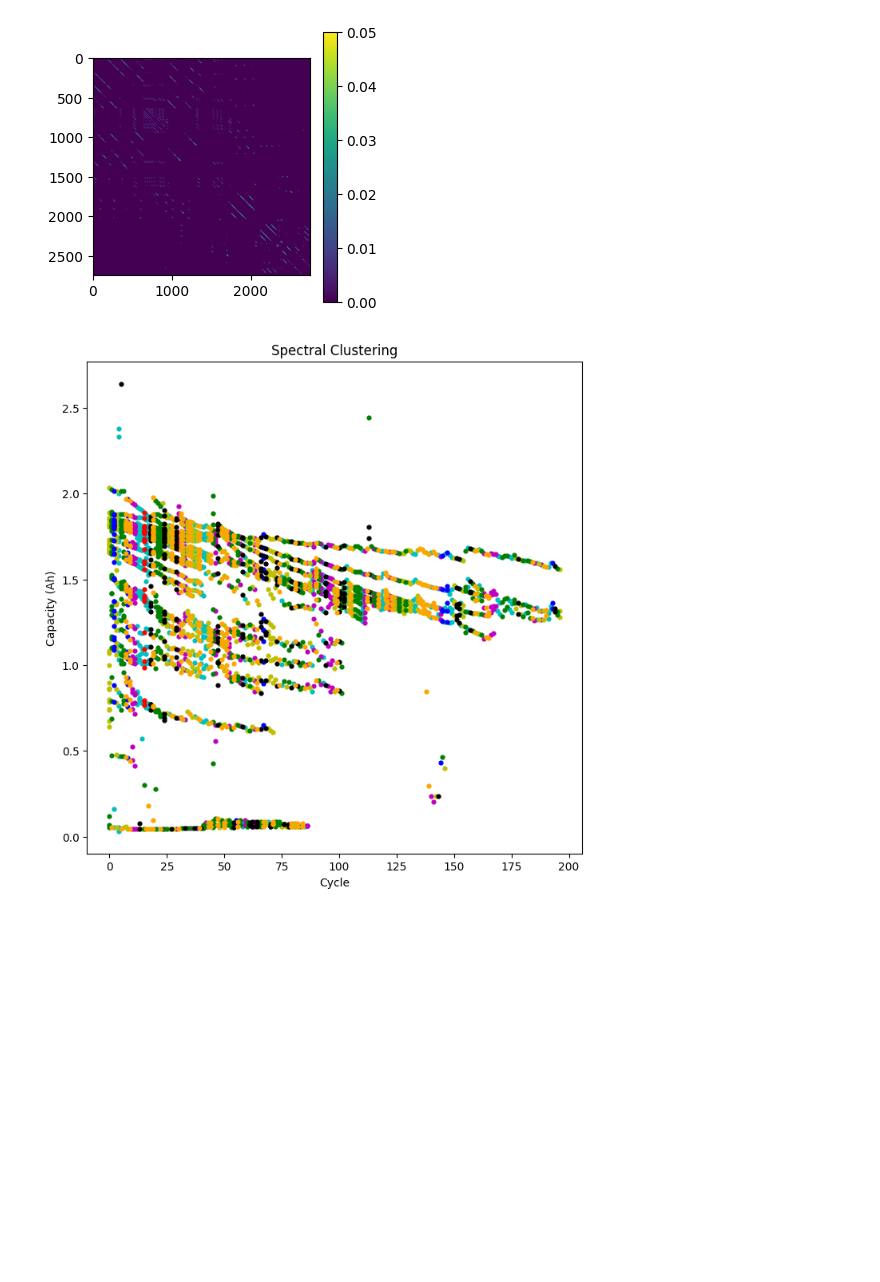
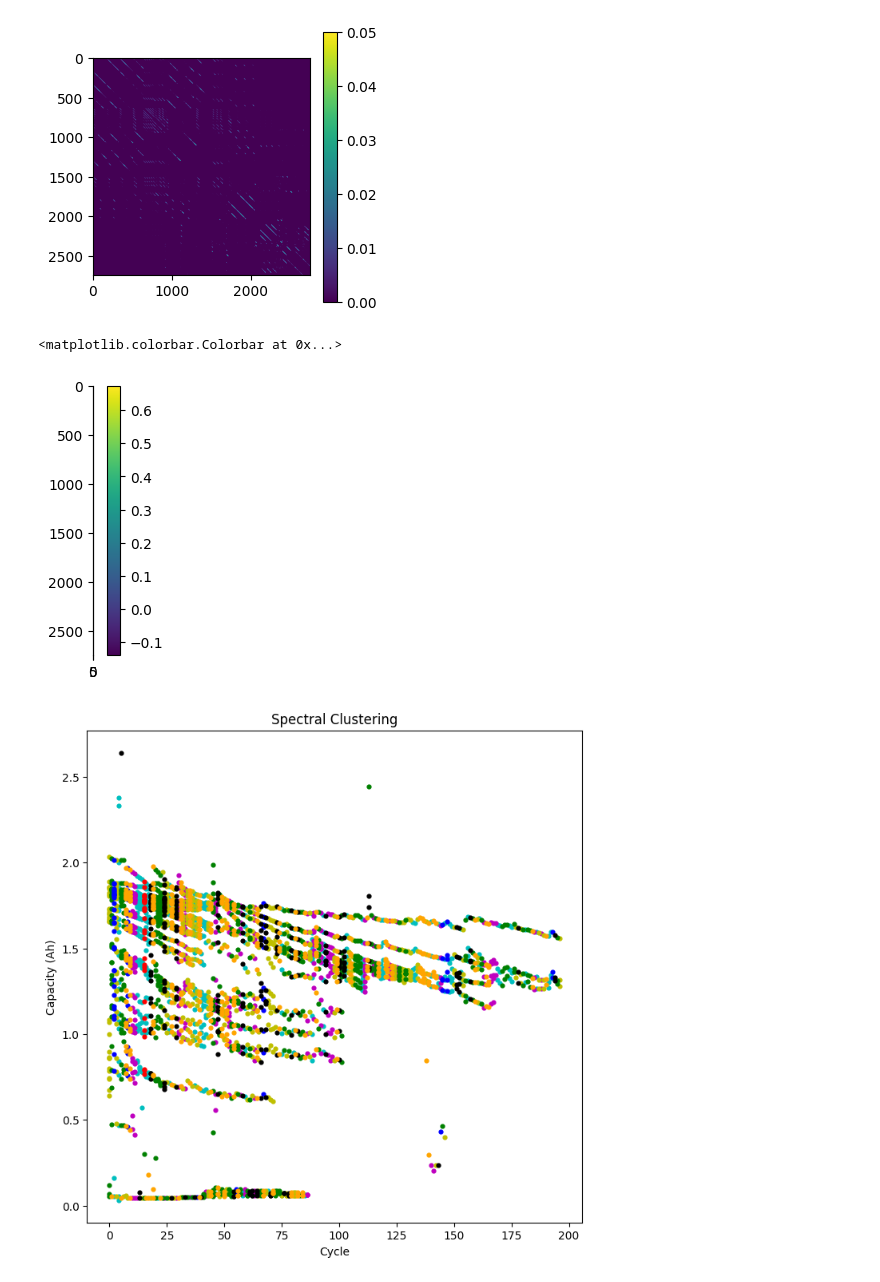
Before and after one commit to MKMiyagi/COGS_118B, a Jupyter notebook: Final_Project.ipynb, the cells around one changed output. Drawn from its saved outputs; the diff is of its cells as text; code cells hidden in the pictures; blank space fills up the shorter version.

```diff
--- a/Final_Project.ipynb
+++ b/Final_Project.ipynb
@@ -733,11 +731,18 @@ plt.clim(0, 0.05)
 # %%
 # Calculate eigenvectors and eigenvalues
 eigenvalues, eigenvectors = np.linalg.eig(L)
 
 # Grab 8 smallest eigenvectors
 
 # Sort and assign the eigenvectors corresponding to the 8 smallest eigenvalues
-min_eigenvectors = eigenvectors[:, np.argsort(eigenvalues)[:8]]
+min_eigenvectors = np.real(eigenvectors[:, np.argsort(eigenvalues)[:8]])
+
+plt.figure(figsize=(3.5,3.5))
+plt.imshow(min_eigenvectors, aspect=5)
+plt.colorbar()
+# %% [output]
+<matplotlib.colorbar.Colorbar at 0x...>
+[figure, added]
 # %%
 from sklearn.cluster import KMeans
 
```
Also changed, not shown: parts of 2 cells of this notebook, 1 other file.
